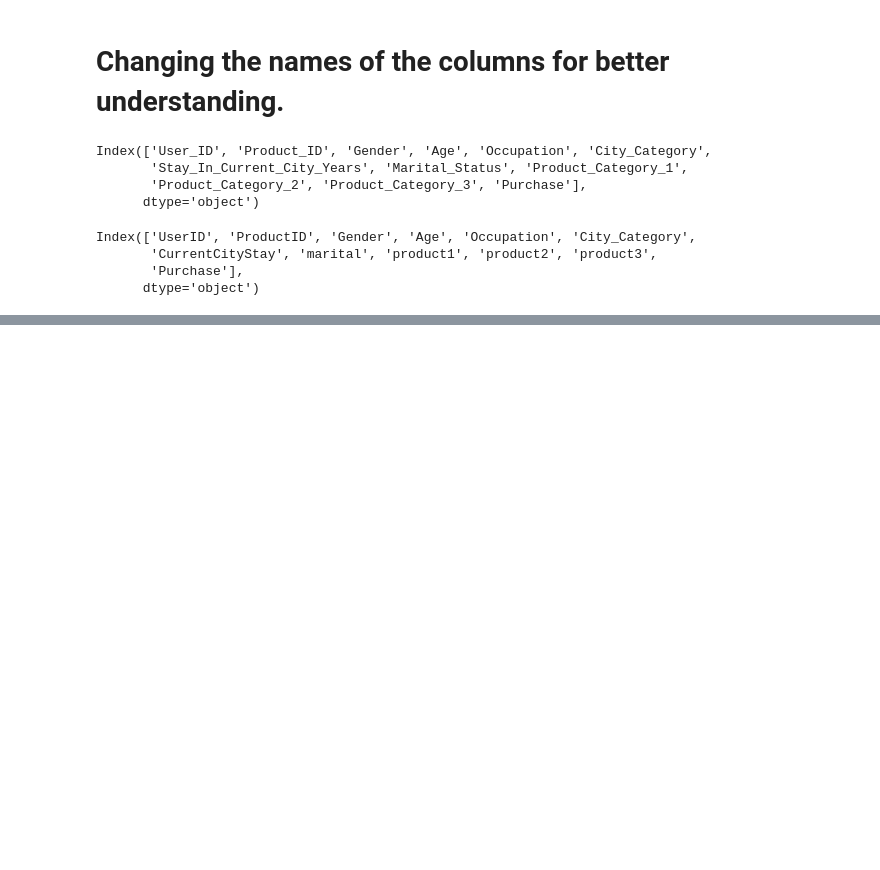
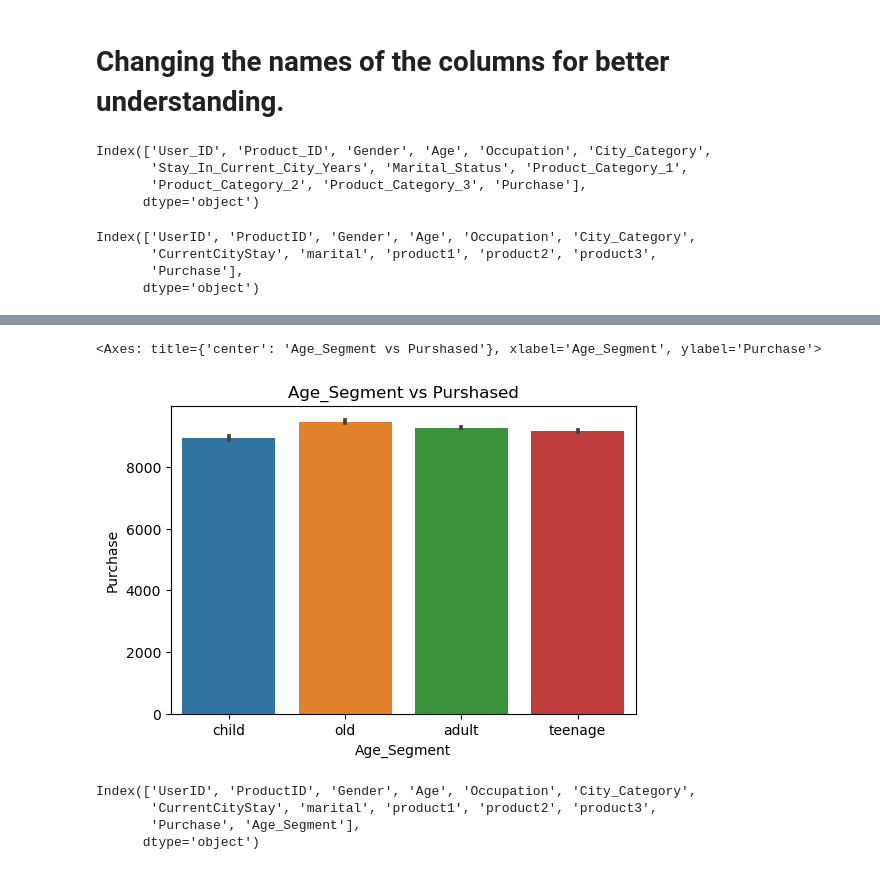
Before and after one commit to saurabh-G1/Friday-Sales-EDA, a Jupyter notebook: Friday-Sales-EDA.ipynb, the cells around one changed output, grey strips where cells are left out. Cells and saved outputs as stored; diff of their text form; code cells hidden in the pictures; blank space fills up the shorter version.

```diff
--- a/Friday-Sales-EDA.ipynb
+++ b/Friday-Sales-EDA.ipynb
@@ -141,0 +296,15 @@ Index(['UserID', 'ProductID', 'Gender', 'Age', 'Occupation', 'City_Category',
+# %%
+# Age vs Purchase
+plt.figure(figsize=(6,4))
+plt.title('Age_Segment vs Purshased')
+sns.barplot(x='Age_Segment',y='Purchase', data=df)
+# %% [output]
+<Axes: title={'center': 'Age_Segment vs Purshased'}, xlabel='Age_Segment', ylabel='Purchase'>
+[figure, added]
+# %%
+df.columns
+# %% [output]
+Index(['UserID', 'ProductID', 'Gender', 'Age', 'Occupation', 'City_Category',
+       'CurrentCityStay', 'marital', 'product1', 'product2', 'product3',
+       'Purchase', 'Age_Segment'],
+      dtype='object')
```
Also changed, not shown: parts of 31 cells of this notebook.
